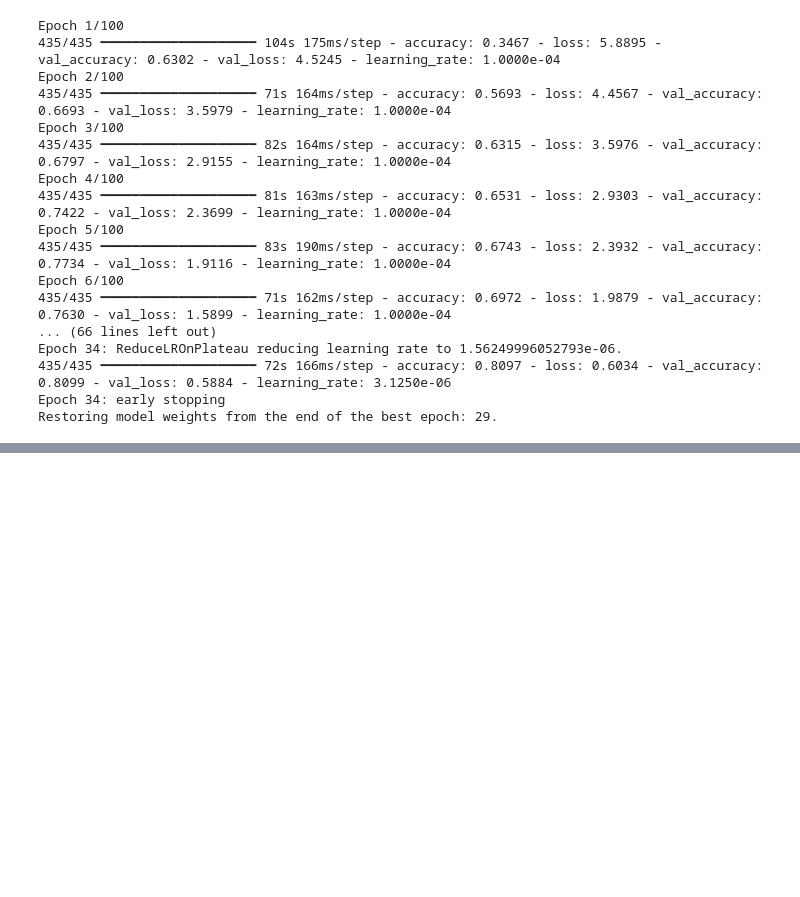
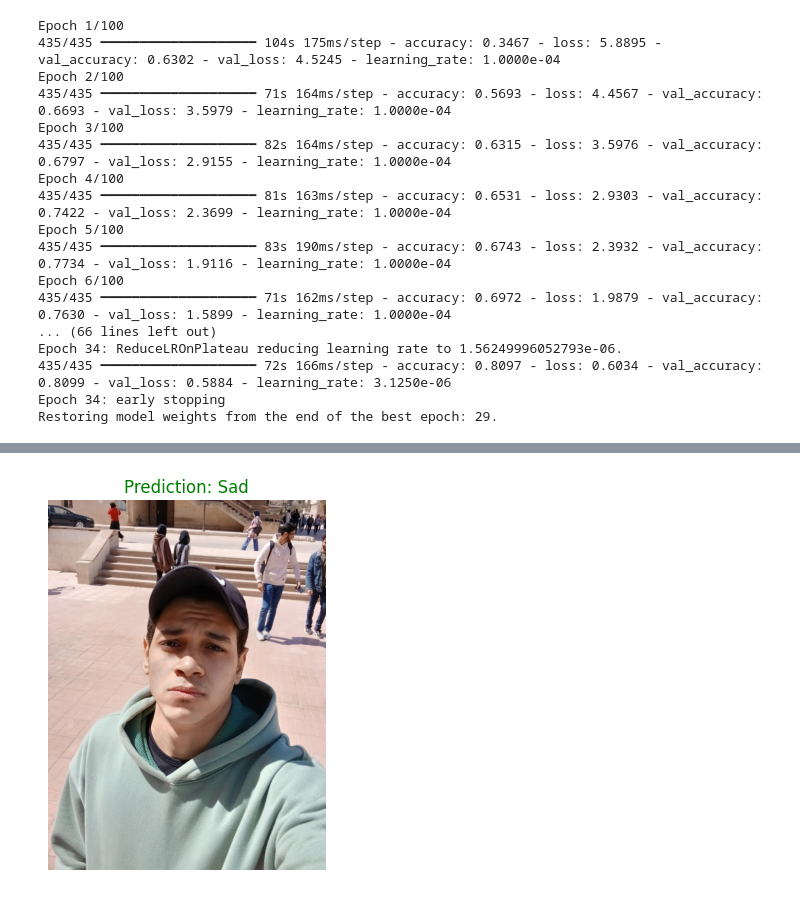
Before and after one commit to mostafatamer79/emotion-detection-image, a Jupyter notebook: lastmodel.ipynb, the cells around one changed output, grey strips where cells are left out. Cells and saved outputs as stored; diff of their text form; code cells hidden in the pictures; blank space fills up the shorter version.

```diff
--- a/lastmodel.ipynb
+++ b/lastmodel.ipynb
@@ -1141,2 +1295,3 @@ predict_random_images(model_finale, "/content/emotion-recognition-dataset/datase
 # %%
-predict_single_image(model_finale,"/content/WhatsApp Image 2025-03-25 at 03.36.23.jpeg",class_names)
+predict_single_image(model_finale,"D:/WhatsApp Image 2025-03-25 at 17.03.16_3991d74e.jpg",class_names)
+# %% [output]
@@ -1143 +1299,2 @@ predict_single_image(model_finale,"/content/WhatsApp Image 2025-03-25 at 03.36.2
+[figure, added]
 # %%
```
Also changed, not shown: parts of 77 cells of this notebook.
